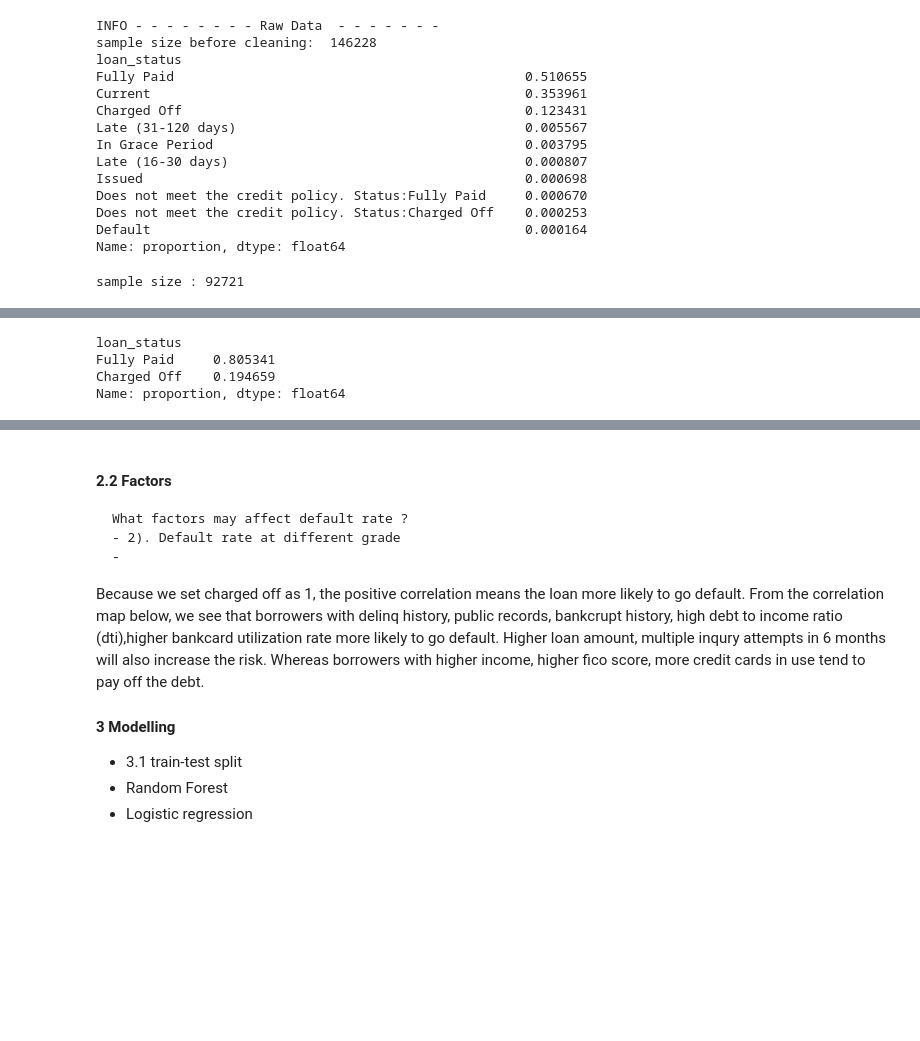
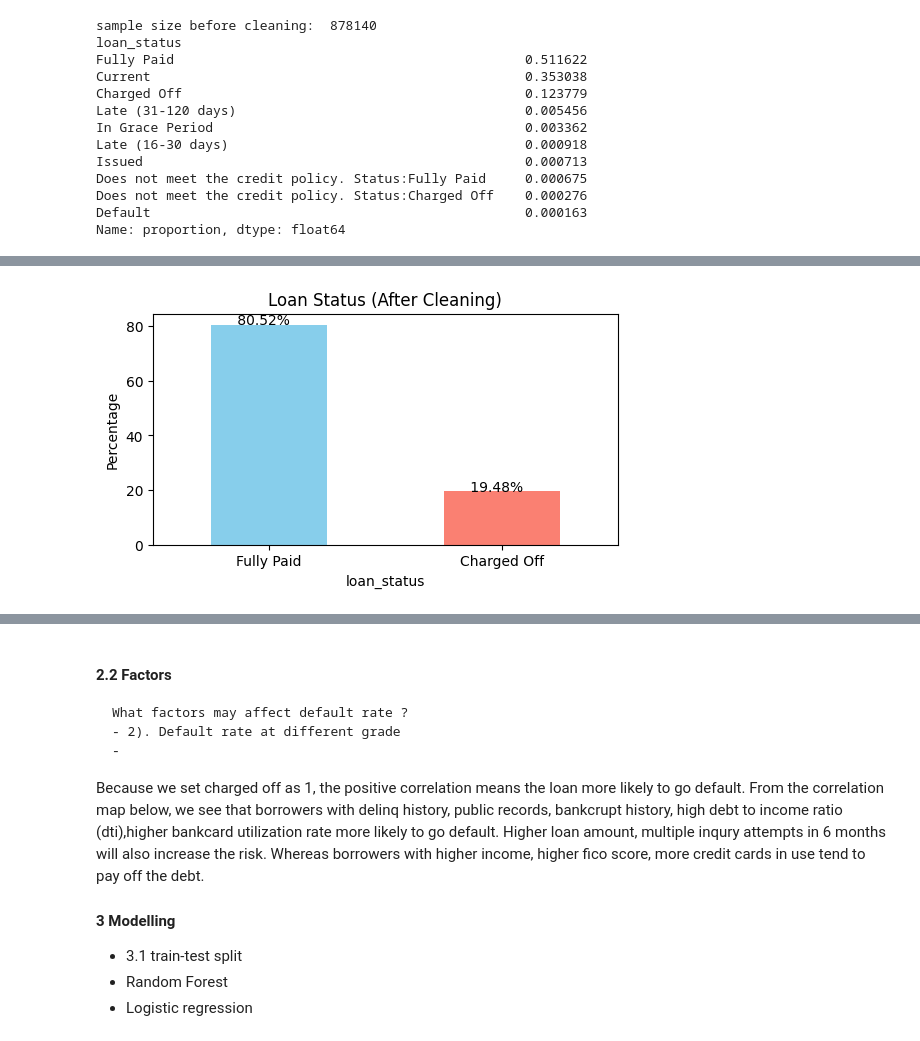
Before and after one commit to mumuxi15/02-Data-Science-Project, a Jupyter notebook: 18-LendingClub/Loan Default Prediction 🏦 (Investor).ipynb, the cells around one changed output, grey strips where cells are left out. Cells and saved outputs as stored; diff of their text form; code cells hidden in the pictures; blank space fills up the shorter version.

```diff
--- a/18-LendingClub/Loan Default Prediction 🏦 (Investor).ipynb
+++ b/18-LendingClub/Loan Default Prediction 🏦 (Investor).ipynb
@@ -139,46 +186,45 @@ Here, we only consider loans with those two status, as "Current" also has potent
 # %%
-logger.info('Raw Data')
 print ('sample size before cleaning: ', len(sample))
 print (sample['loan_status'].value_counts(normalize=True))
 # %% [output]
-INFO - - - - - - - - Raw Data  - - - - - - -
-sample size before cleaning:  146228
+sample size before cleaning:  878140
 loan_status
-Fully Paid                                             0.510655
-Current                                                0.353961
-Charged Off                                            0.123431
-Late (31-120 days)                                     0.005567
-In Grace Period                                        0.003795
-Late (16-30 days)                                      0.000807
-Issued                                                 0.000698
-Does not meet the credit policy. Status:Fully Paid     0.000670
-Does not meet the credit policy. Status:Charged Off    0.000253
-Default                                                0.000164
+Fully Paid                                             0.511622
+Current                                                0.353038
+Charged Off                                            0.123779
+Late (31-120 days)                                     0.005456
+In Grace Period                                        0.003362
+Late (16-30 days)                                      0.000918
+Issued                                                 0.000713
+Does not meet the credit policy. Status:Fully Paid     0.000675
+Does not meet the credit policy. Status:Charged Off    0.000276
+Default                                                0.000163
 Name: proportion, dtype: float64
+# %%
+def clean_sample(data):
+    ''' data cleaning '''
+    df = data.copy()
+    df = df.loc[df['loan_status'].isin(['Fully Paid','Charged Off'])]
+    df['fico_score'] =  (df['fico_range_high']+df['fico_range_low'])/2.0
+    df['emp_length'] = df['emp_length'].replace('< 1 year','0').str.extract('(\d+)').astype(float)
+    df['int_rate']   = df['int_rate'].str.rstrip('%').astype('float') / 100.0
+    df['earliest_cr_line'] = df['earliest_cr_line'].dt.year
+    df = df.drop(columns=['fico_range_high','fico_range_low','emp_title'])
+    return df
+
+
+loans = clean_sample(sample)
 # %%
-def data_cleaning(df):
-    df = df.copy()
-    df = df.loc[df['loan_status'].isin(['Fully Paid','Charged Off'])]
-    print ('sample size :', len(df))
-    fig = (df['loan_status'].value_counts(normalize=True)*100
-          ).plot.bar(
-                title="Loan status distribution after cleaning",
-                template="simple_white",
-                labels=dict(value="Percentage", variable="option")
-            )
-    fig.update_layout(
-        autosize=False,
-        width=800,
-        height=350,
-    )
-    fig.show()
+def loan_status_graph(df):
+    '''loan status graph'''
+    loan_status = df['loan_status'].value_counts(normalize=True)
+    ax = (loan_status*100).plot.bar(figsize=(6,3),color=['skyblue','salmon'])
+    for p in ax.patches:
+        ax.annotate('      '+str(p.get_height().round(2))+'%', (p.get_x(), p.get_height()))
 
-    print (df['loan_status'].value_counts(normalize=True))
-#     pd.DataFrame(data=df['loan_status'].value_counts(normalize=True),columns=['Percentage']).plot.bar()
-#     plt.xticks(rotation=0)
-    plt.show()
-#     return df
+    plt.xticks(rotation=0)
+    plt.title('Loan Status (After Cleaning)')
+    plt.ylabel('Percentage')
 
-data_cleaning(sample)
+loan_status_graph(loans)
 # %% [output]
-sample size : 92721
@@ -186,4 +231 @@ sample size : 92721
-loan_status
-Fully Paid     0.805341
-Charged Off    0.194659
-Name: proportion, dtype: float64
+[figure, added]
```
Also changed, not shown: parts of 36 cells of this notebook, 2 other files.
